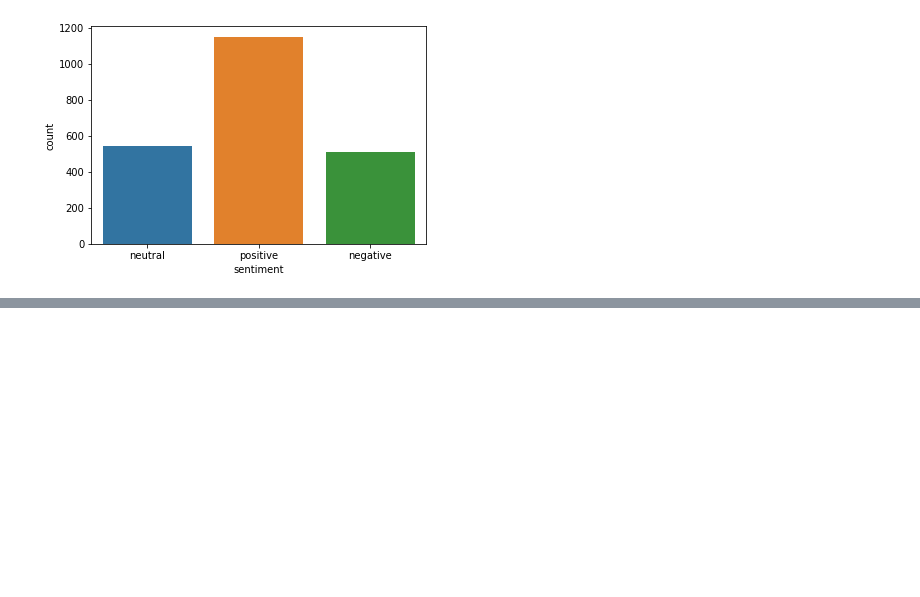
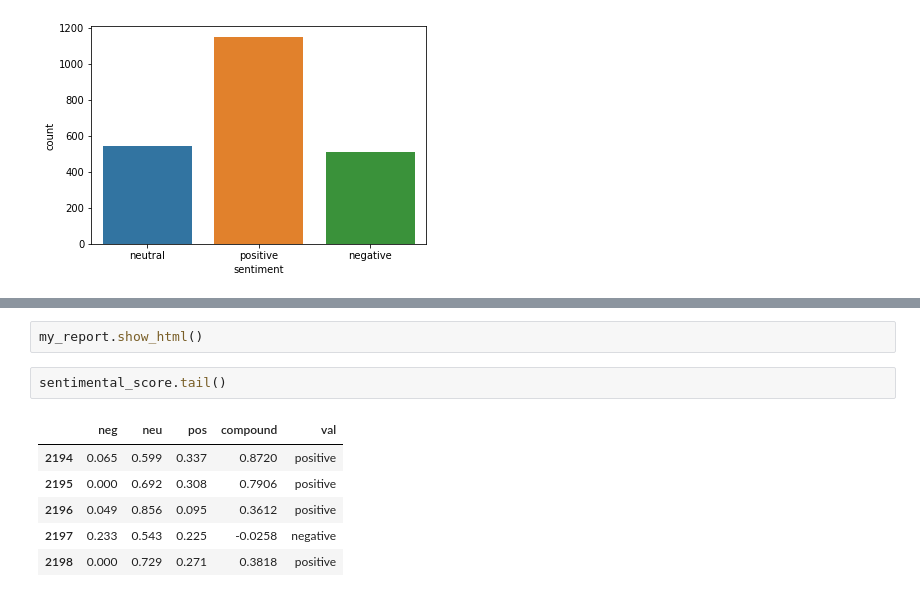
Before and after one commit to ShubhangiSoni1603/Sentimental_analysis_twitter_IN, a Jupyter notebook: Untitled3.ipynb, the cells around one changed output, grey strips where cells are left out. Saved outputs shown, nothing was run; the diff lists cells and outputs as text; blank space fills up the shorter version.

```diff
--- a/Untitled3.ipynb
+++ b/Untitled3.ipynb
@@ -601,0 +621,11 @@ plt.savefig('sentiment.png')
+# %%
+my_report.show_html()
+# %%
+sentimental_score.tail()
+# %% [output]
+|  | neg | neu | pos | compound | val |
+| 2194 | 0.065 | 0.599 | 0.337 | 0.8720 | positive |
+| 2195 | 0.000 | 0.692 | 0.308 | 0.7906 | positive |
+| 2196 | 0.049 | 0.856 | 0.095 | 0.3612 | positive |
+| 2197 | 0.233 | 0.543 | 0.225 | -0.0258 | negative |
+| 2198 | 0.000 | 0.729 | 0.271 | 0.3818 | positive |
```
Also changed, not shown: parts of 11 cells of this notebook.
